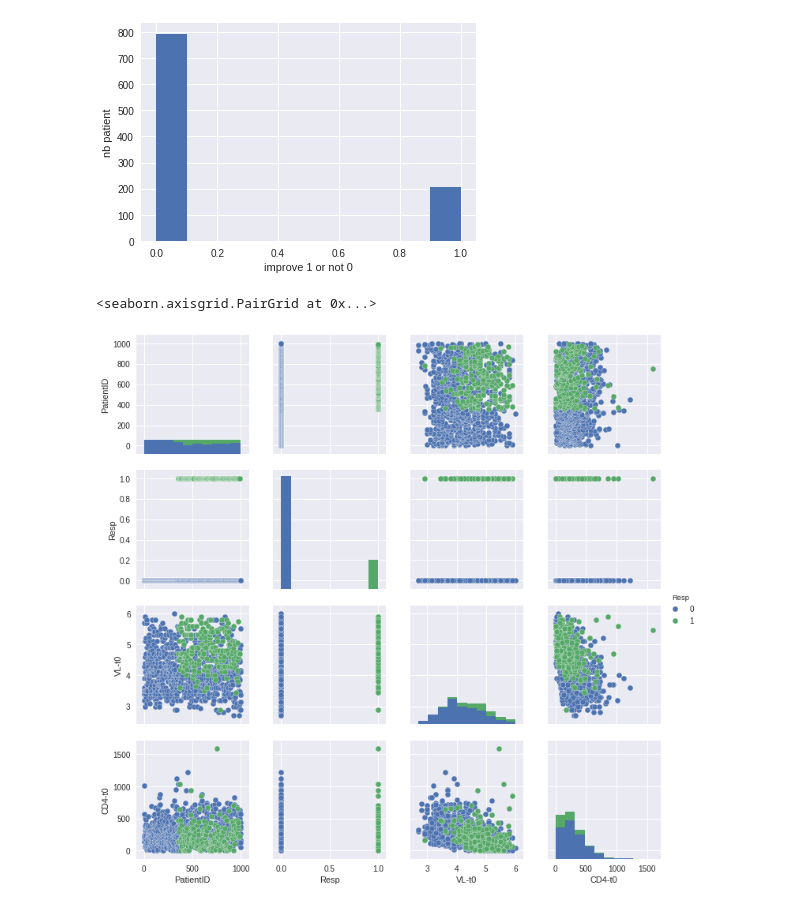
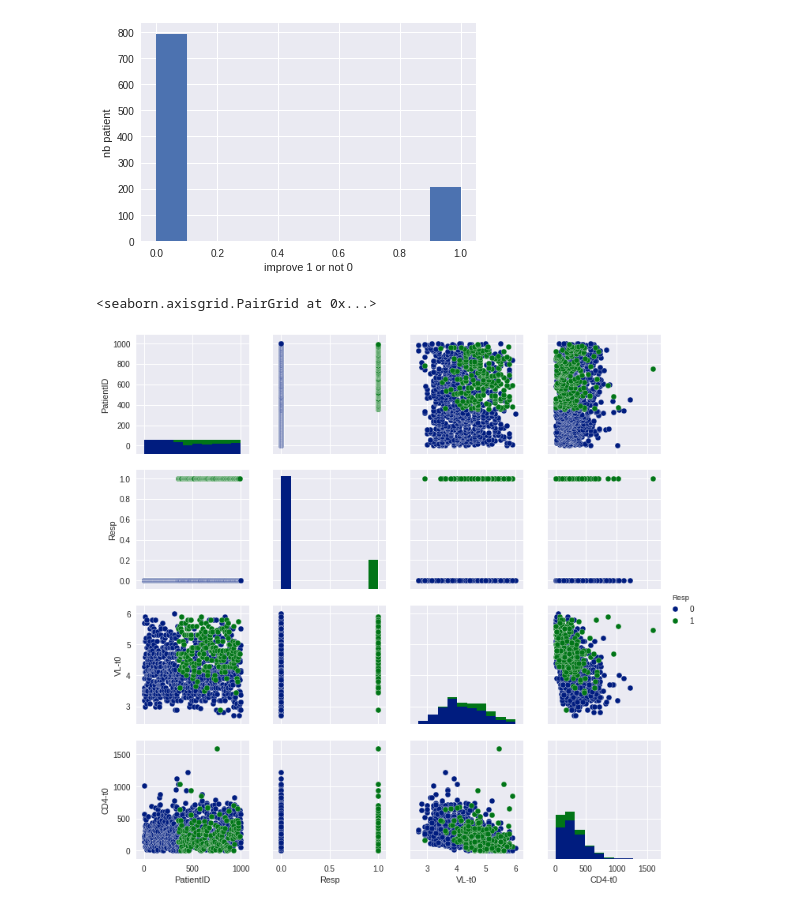
Before and after one commit to jerofad/HIV-1_Progression-Prediction, a Jupyter notebook: Notebooks/Data exploration_HIV _ Awa.ipynb, the cells around one changed output. Cells and saved outputs as stored; diff of their text form; code cells hidden in the pictures.

```diff
--- a/Notebooks/Data exploration_HIV _ Awa.ipynb
+++ b/Notebooks/Data exploration_HIV _ Awa.ipynb
@@ -236,7 +241,7 @@ plt.savefig('label_plot_imbal.png')
 # %% [output]
 [figure]
 # %%
-sns.pairplot(data, hue='Resp')
+sns.pairplot(data, hue='Resp',palette="dark")
 # %% [output]
 <seaborn.axisgrid.PairGrid at 0x...>
-[figure, old version]
+[figure, new version]
```
Also changed, not shown: parts of 1 cell of this notebook, 4 other files.
